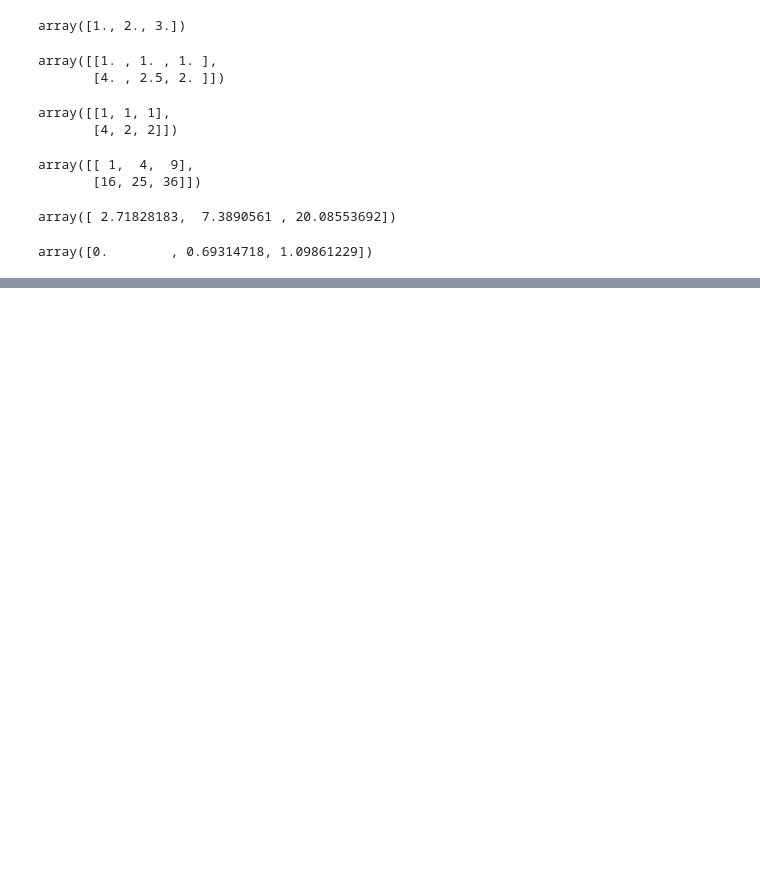
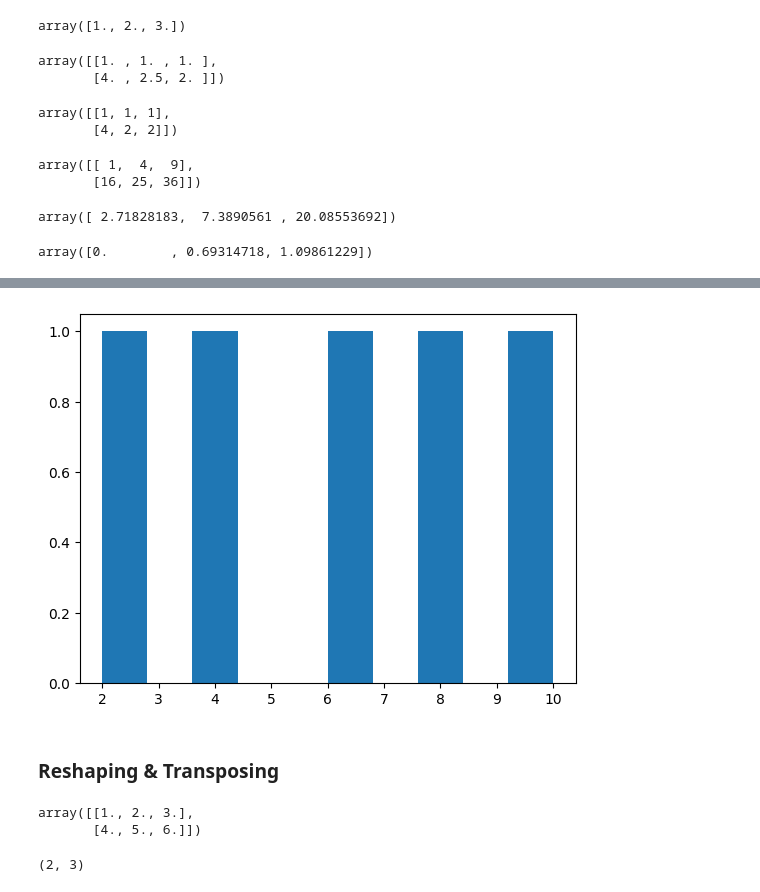
Before and after one commit to necatiiemre/MachineLearningDataScience, a Jupyter notebook: NumPy/numPy.ipynb, the cells around one changed output, grey strips where cells are left out. Saved outputs shown, nothing was run; the diff lists cells and outputs as text; code cells hidden in the pictures; blank space fills up the shorter version.

```diff
--- a/NumPy/numPy.ipynb
+++ b/NumPy/numPy.ipynb
@@ -277,0 +358,16 @@ array([0.        , 0.69314718, 1.09861229])
+# %%
+plt.hist(low_var_array)
+plt.show()
+# %% [output]
+[figure, added]
+# %% [markdown]
+### Reshaping & Transposing
+# %%
+array2
+# %% [output]
+array([[1., 2., 3.],
+       [4., 5., 6.]])
+# %%
+array2.shape
+# %% [output]
+(2, 3)
```
Also changed, not shown: parts of 41 cells of this notebook.
